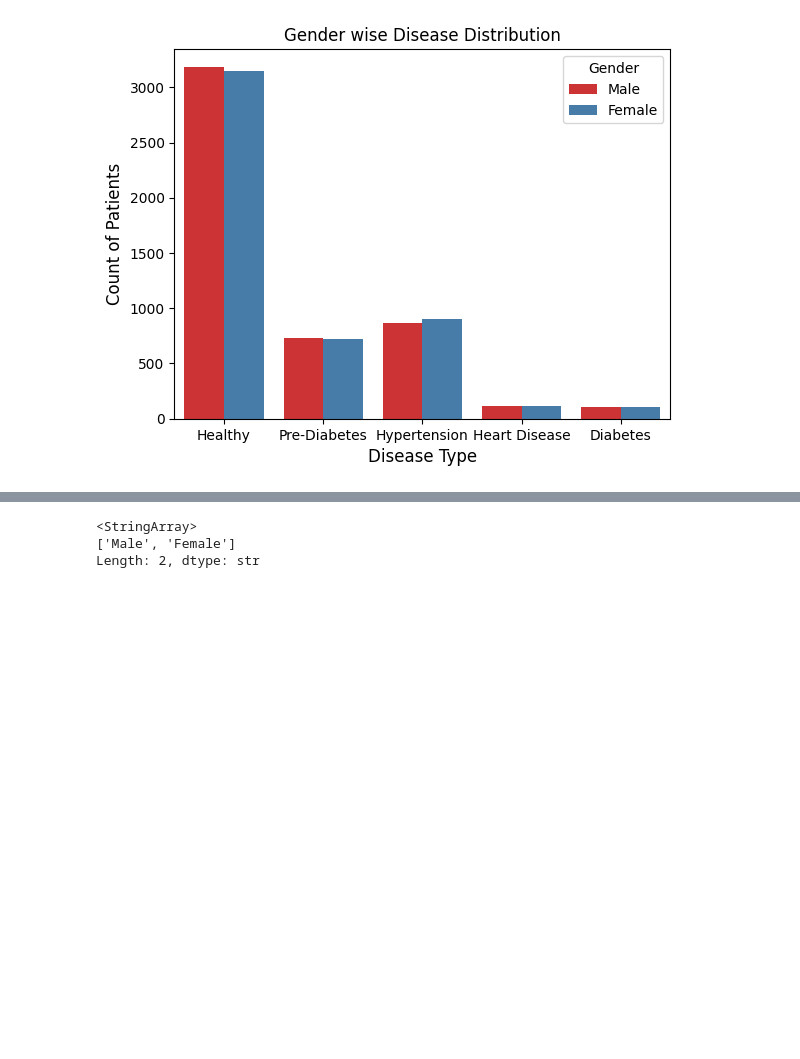
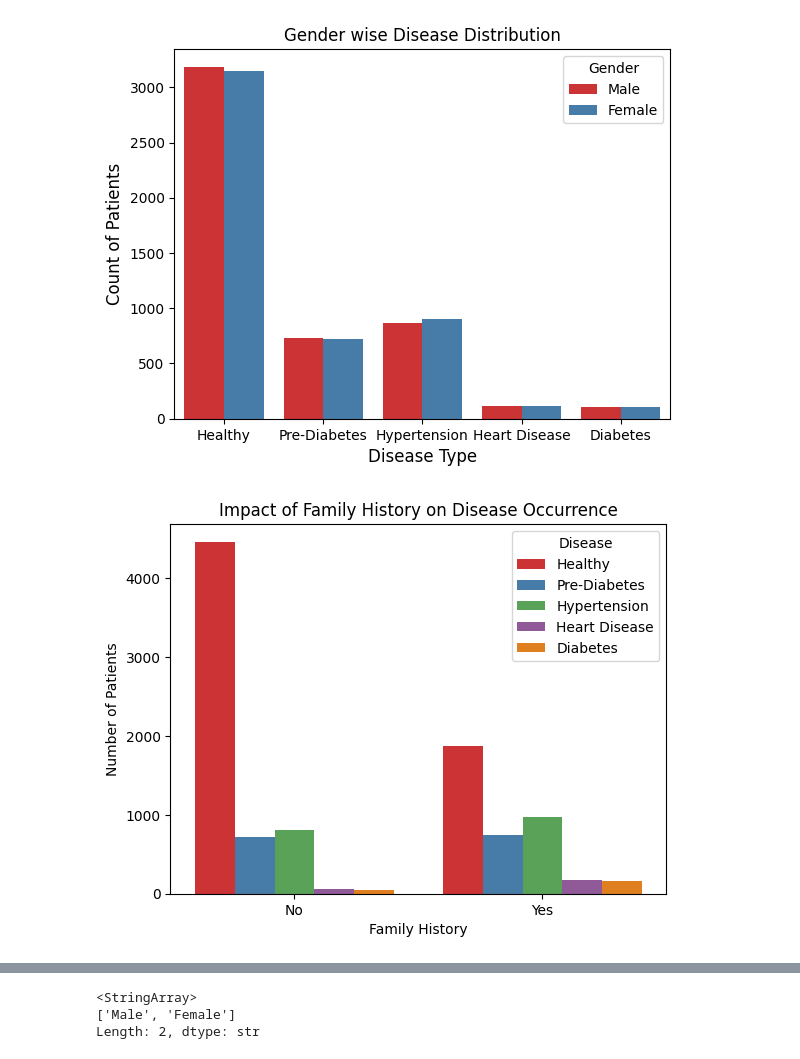
Before and after one commit to Ritika-Gauttam/Summer-2026, a Jupyter notebook: Machine Learning/Project/Medical_Disease_Prediction/medical_disease_prediction.ipynb, the cells around one changed output, grey strips where cells are left out. Cells and saved outputs as stored; diff of their text form; code cells hidden in the pictures; blank space fills up the shorter version.

```diff
--- a/Machine Learning/Project/Medical_Disease_Prediction/medical_disease_prediction.ipynb
+++ b/Machine Learning/Project/Medical_Disease_Prediction/medical_disease_prediction.ipynb
@@ -84,3 +92,11 @@ plt.ylabel("Count of Patients", fontsize=12)
 # %% [output]
 Text(0, 0.5, 'Count of Patients')
 [figure]
+# %%
+sns.countplot(x='FamilyHistory', hue='Disease', data=df, palette='Set1')
+plt.title("Impact of Family History on Disease Occurrence")
+plt.xlabel("Family History")
+plt.ylabel("Number of Patients")
+plt.show()
+# %% [output]
+[figure, added]
```
Also changed, not shown: parts of 11 cells of this notebook, 3 other files.
